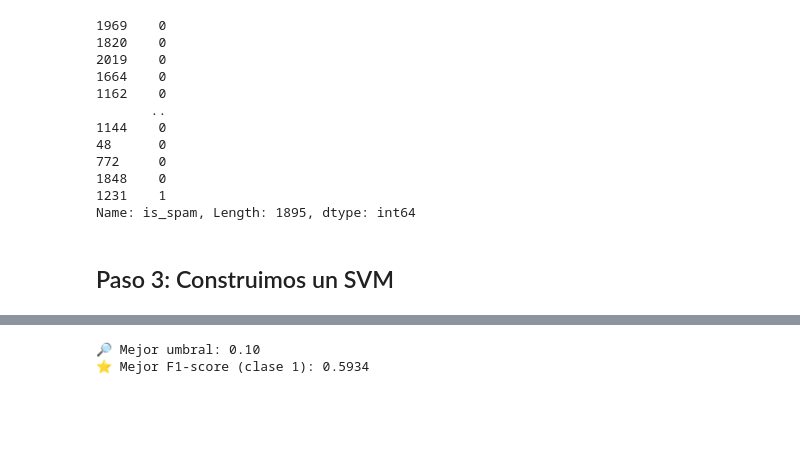
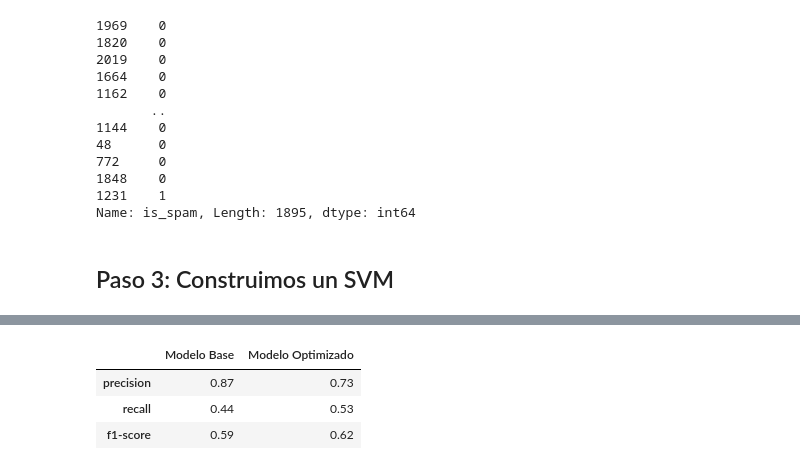
Before and after one commit to 4GeeksAcademy/pabloaznar-intro-ml, a Jupyter notebook: src/12-nlp.ipynb, the cells around one changed output, grey strips where cells are left out. Cells and saved outputs as stored; diff of their text form; code cells hidden in the pictures; blank space fills up the shorter version.

Commit message:
[NLP] wip: finished svm model

```diff
--- a/src/12-nlp.ipynb
+++ b/src/12-nlp.ipynb
@@ -231,11 +231,13 @@ weighted avg       0.93      0.94      0.93       474
 # %%
-param_grid = {'C' : [0.05, 0.1, 1, 5],
-              'class_weight': [None, 'balanced']}
+param_grid = {'C' : [0.1, 10, 100],
+              'kernel': ['linear', 'poly', 'rbf', 'sigmoid'],
+              'degree': [1, 5],
+              'gamma': ['scale', 'auto']}
 
 grid = GridSearchCV(svm_model,
                     param_grid,
                     cv=5,
-                    scoring='f1_macro')
+                    scoring='accuracy')
 # %%
 grid.fit(X_train, y_train)
 grid.best_params_
@@ -244,7 +246,6 @@ grid.best_params_
 # %%
 opt_svm_model = grid.best_estimator_
-y_proba = opt_svm_model.predict_proba(X_test)[:, 1]
-y_pred_grid = (y_proba >= 0.3).astype(int)
+y_pred_grid = opt_svm_model.predict(X_test)
 # %%
 accuracy_score(y_test, y_pred_grid)
 # %% [output]
@@ -264,21 +265,21 @@ weighted avg       0.92      0.92      0.92       474
-# %%
-# Rango de umbrales que vamos a evaluar
-thresholds = np.arange(0.1, 0.9, 0.01)
-
-# Guardamos los f1-scores para cada umbral
-f1_scores = []
-
-for t in thresholds:
-    y_pred = (y_proba >= t).astype(int)
-    f1 = f1_score(y_test, y_pred_grid, pos_label=1)
-    f1_scores.append(f1)
-
-# Umbral con el mejor f1
-best_threshold = thresholds[np.argmax(f1_scores)]
-best_f1 = max(f1_scores)
-
-print(f"🔎 Mejor umbral: {best_threshold:.2f}")
-print(f"⭐ Mejor F1-score (clase 1): {best_f1:.4f}")
-# %% [output]
-🔎 Mejor umbral: 0.10
-⭐ Mejor F1-score (clase 1): 0.5934
+# %%
+# Generaramos los reportes como diccionarios
+report_svm_dict = classification_report(y_test, y_pred, output_dict=True)
+report_opt_svm_dict = classification_report(y_test, y_pred_grid, output_dict=True)
+
+# Extraemos métricas de la clase 1 (spam)
+metrics = ['precision', 'recall', 'f1-score']
+rows = {}
+
+for metric in metrics:
+    rows[metric] = {'Modelo Base': round(report_svm_dict['1'][metric], 2),
+                    'Modelo Optimizado': round(report_opt_svm_dict['1'][metric], 2)}
+
+# Creamos el DataFrame
+df_comparacion = pd.DataFrame(rows).T
+df_comparacion
+# %% [output]
+|  | Modelo Base | Modelo Optimizado |
+| precision | 0.87 | 0.73 |
+| recall | 0.44 | 0.53 |
+| f1-score | 0.59 | 0.62 |
```
Also changed, not shown: parts of 31 cells of this notebook, 2 other files.
